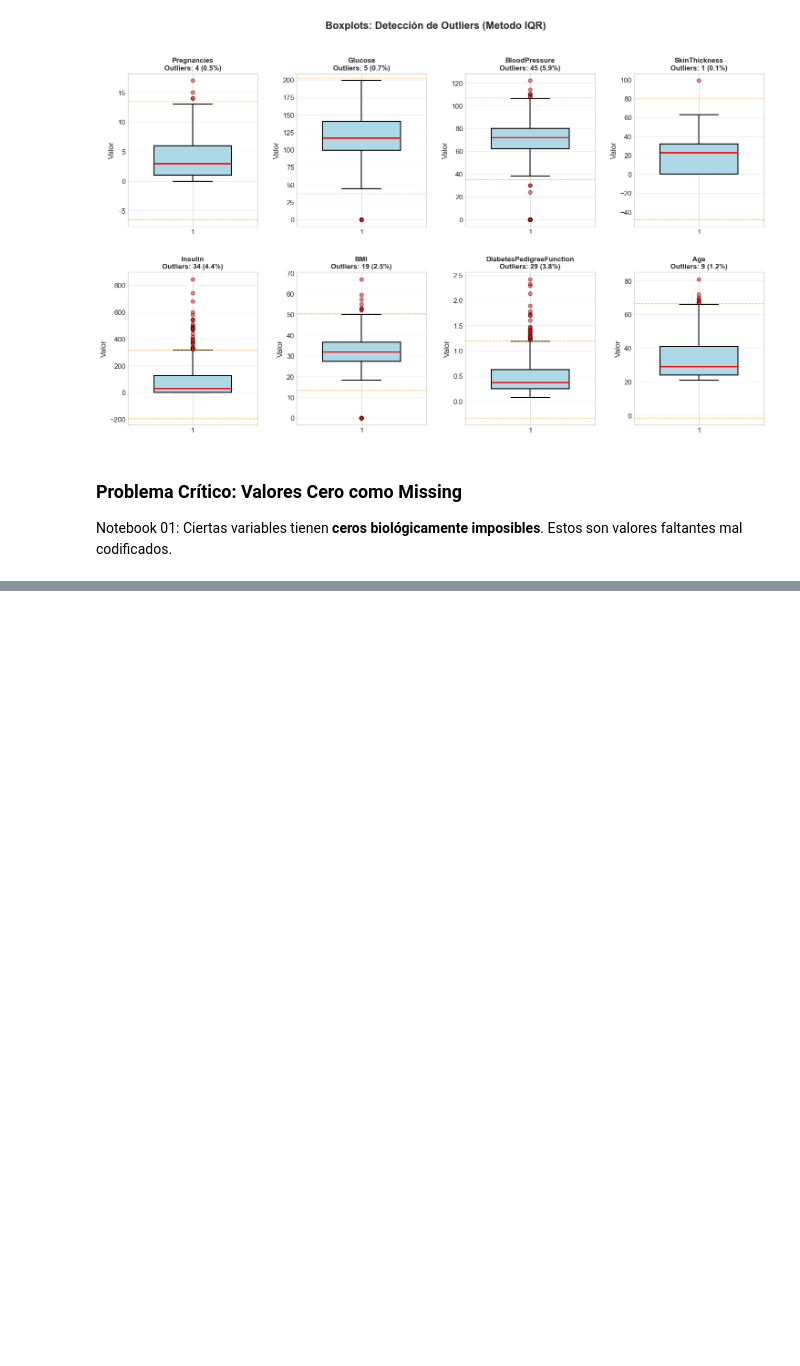
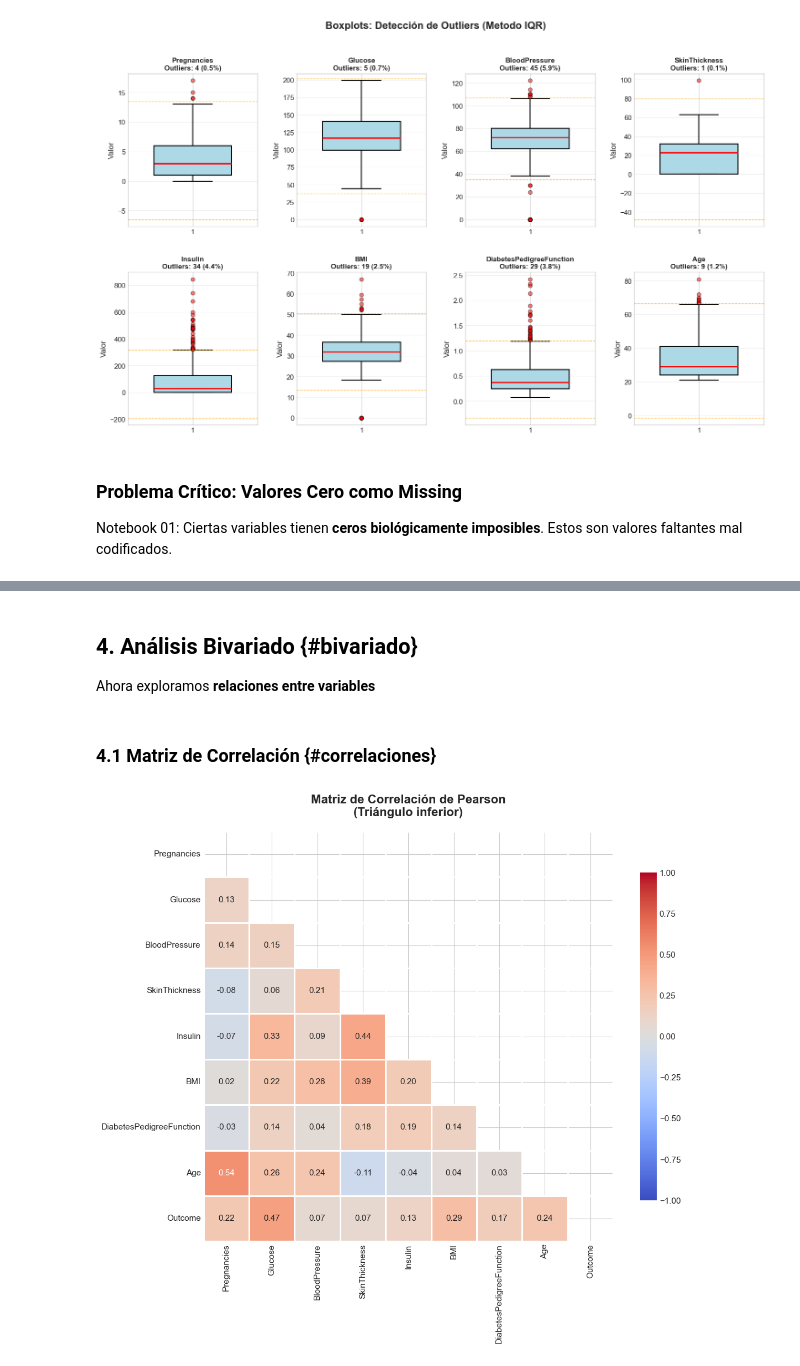
Before and after one commit to angel-rom444/diabetes-risk-predictor, a Jupyter notebook: notebooks/02_exploratory_data_analysis.ipynb, the cells around one changed output, grey strips where cells are left out. Cells and saved outputs as stored; diff of their text form; code cells hidden in the pictures; blank space fills up the shorter version.

```diff
--- a/notebooks/02_exploratory_data_analysis.ipynb
+++ b/notebooks/02_exploratory_data_analysis.ipynb
@@ -258,0 +302,29 @@ Estos son valores faltantes mal codificados.
+# %% [markdown]
+## 4. Análisis Bivariado {#bivariado}
+Ahora exploramos **relaciones entre variables**
+# %% [markdown]
+### 4.1 Matriz de Correlación {#correlaciones}
+# %%
+#HEATMAP DE CORRELACIONES
+
+# Calcular matriz de correlación (Pearson)
+corr_matrix = df.corr()
+
+# Crear máscara para triángulo superior (evita duplicación)
+mask = np.triu(np.ones_like(corr_matrix, dtype=bool))
+
+# Crear figura
+fig, ax = plt.subplots(figsize=(12,10))
+
+# Heatmap con Seaborn
+sns.heatmap(corr_matrix, mask=mask, annot=True, fmt=".2f", cmap="coolwarm",
+           center=0, square=True, linewidths=1, cbar_kws={"shrink":0.8},
+           vmin=-1, vmax=1, ax=ax)
+
+ax.set_title("Matriz de Correlación de Pearson\n(Triángulo inferior)",fontsize=16, fontweight="bold", pad=20)
+
+plt.tight_layout()
+plt.savefig(FIGURES_DIR / "02_correlation_heatmap.png", dpi=300, bbox_inches="tight")
+plt.show()
+# %% [output]
+[figure, added]
```
Also changed, not shown: parts of 3 cells of this notebook.
